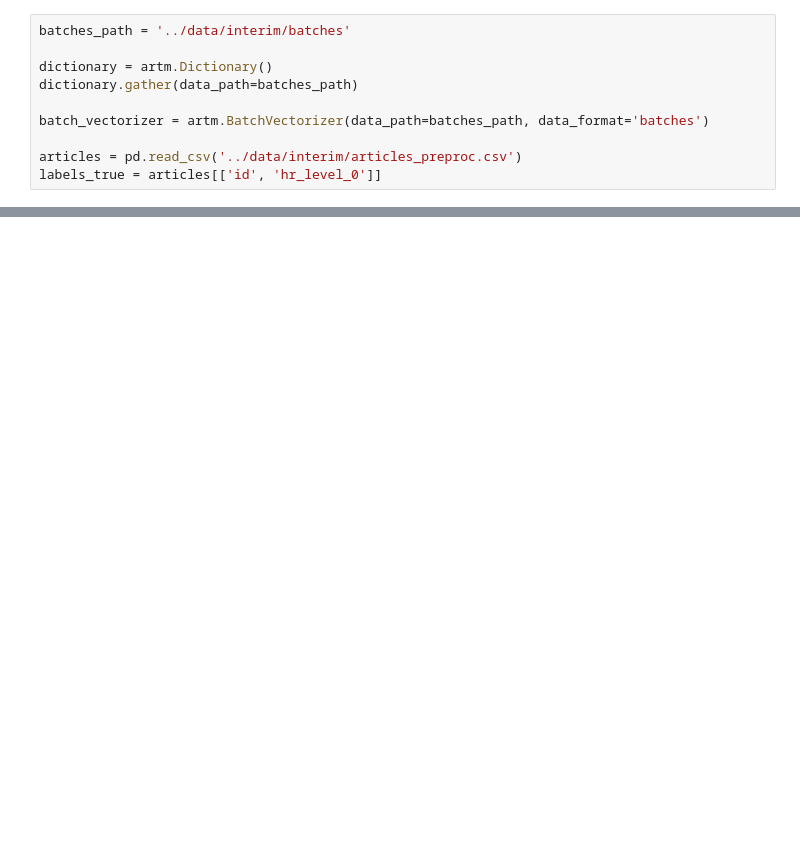
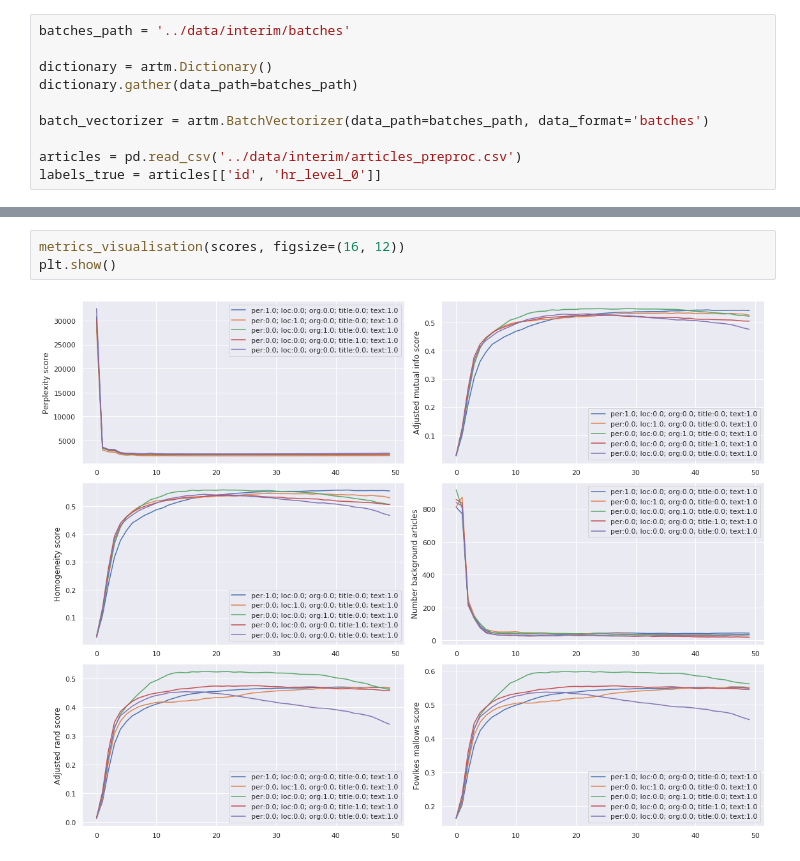
Before and after one commit to arinaaageeva/automatic_topic_labelling, a Jupyter notebook: notebooks/Step4_CreateTopicModel.ipynb, the cells around one changed output, grey strips where cells are left out. Cells and saved outputs as stored; diff of their text form; blank space fills up the shorter version.

```diff
--- a/notebooks/Step4_CreateTopicModel.ipynb
+++ b/notebooks/Step4_CreateTopicModel.ipynb
@@ -48,0 +112,5 @@ def metrics_visualisation(scores):
+# %%
+metrics_visualisation(scores, figsize=(16, 12))
+plt.show()
+# %% [output]
+[figure, added]
```
Also changed, not shown: parts of 9 cells of this notebook, 5 other files.
